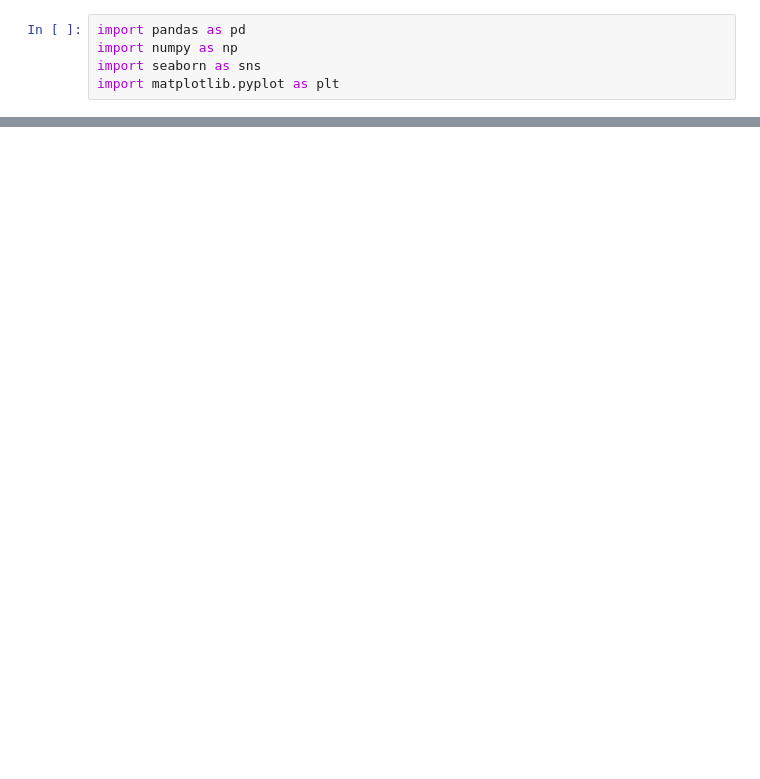
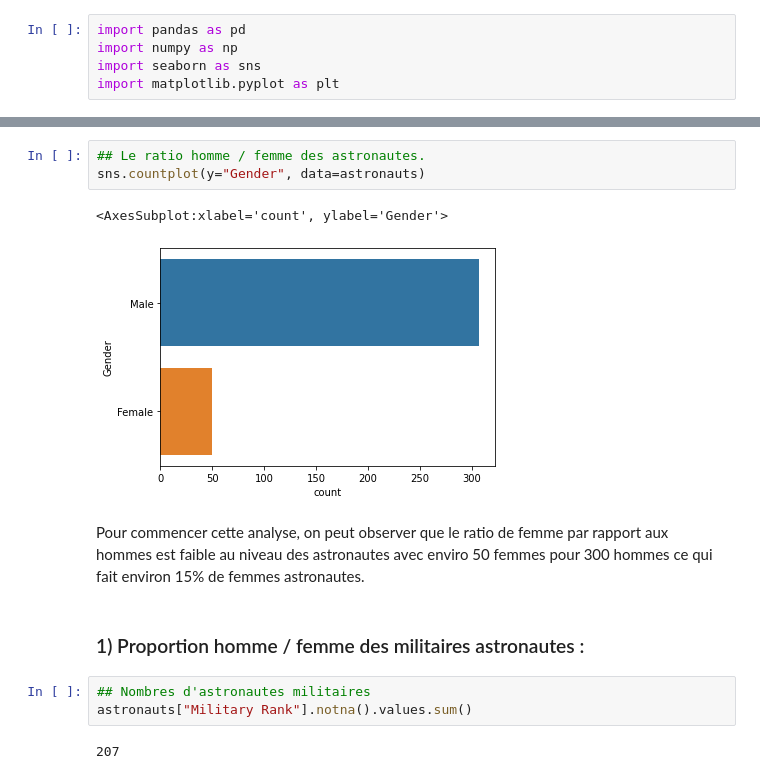
Before and after one commit to noroyEtienne/Python_EDA, a Jupyter notebook: Astronauts_exercice_facultatif/astronauts.ipynb, the cells around one changed output, grey strips where cells are left out. Cells and saved outputs as stored; diff of their text form; blank space fills up the shorter version.

```diff
--- a/Astronauts_exercice_facultatif/astronauts.ipynb
+++ b/Astronauts_exercice_facultatif/astronauts.ipynb
@@ -26,0 +55,16 @@ memory usage: 53.1+ KB
+# %%
+## Le ratio homme / femme des astronautes.
+sns.countplot(y="Gender", data=astronauts)
+# %% [output]
+<AxesSubplot:xlabel='count', ylabel='Gender'>
+[figure, added]
+# %% [markdown]
+Pour commencer cette analyse, on peut observer que le ratio de femme par rapport aux hommes est faible au niveau des
+astronautes avec enviro 50 femmes pour 300 hommes ce qui fait environ 15% de femmes astronautes.
+# %% [markdown]
+### 1) Proportion homme / femme des militaires astronautes :
+# %%
+## Nombres d'astronautes militaires
+astronauts["Military Rank"].notna().values.sum()
+# %% [output]
+207
```
Also changed, not shown: parts of 16 cells of this notebook.
